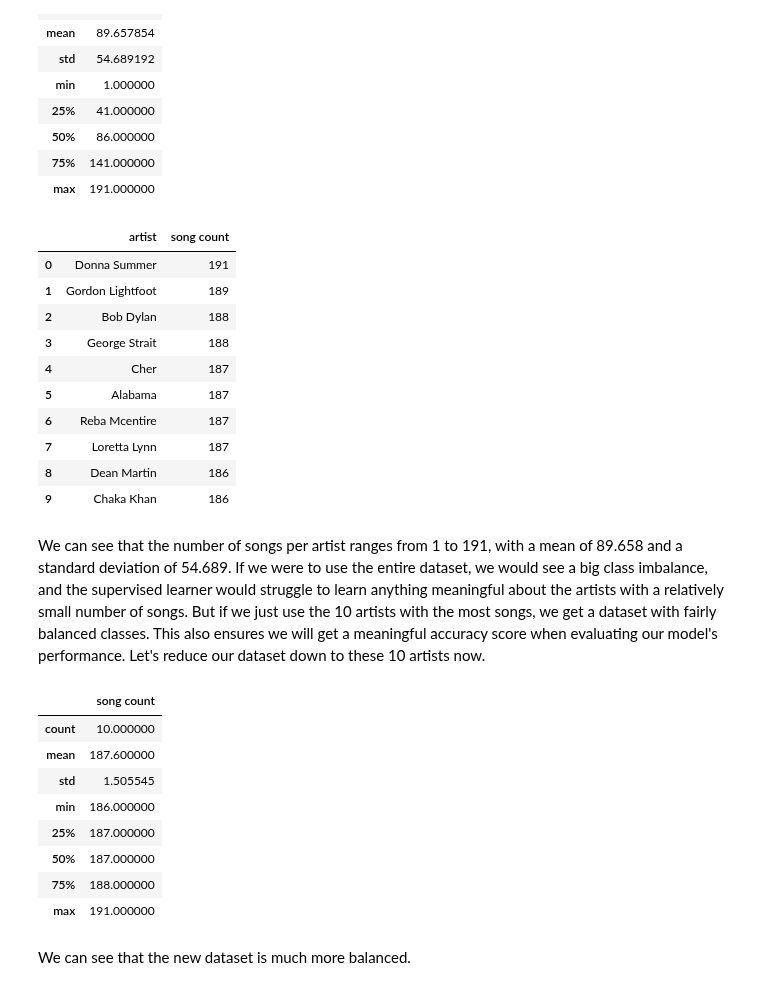
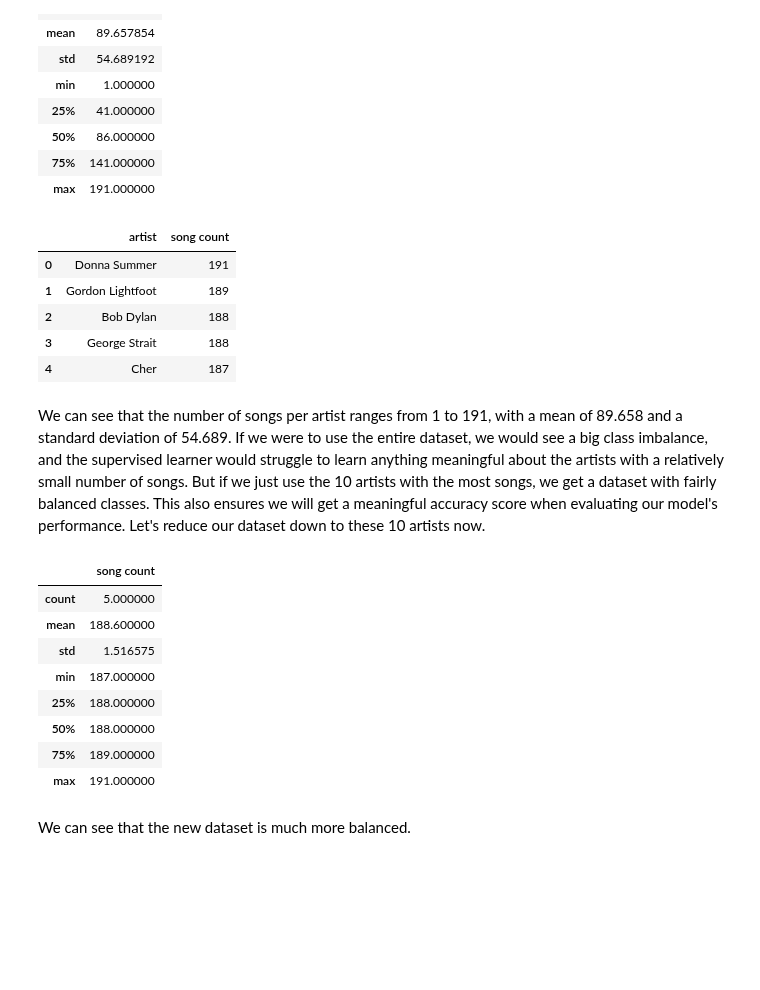
Before and after one commit to greg-mogavero/song-lyrics-classification, a Jupyter notebook: capstone.ipynb, the cells around one changed output. Drawn from its saved outputs; the diff is of its cells as text; code cells hidden in the pictures; blank space fills up the shorter version.

```diff
--- a/capstone.ipynb
+++ b/capstone.ipynb
@@ -52,36 +52,31 @@ num_songs_per_artist.describe()
 # %%
 num_songs_per_artist.sort_values("song count", inplace=True, ascending=False)
 num_songs_per_artist.reset_index(drop=True, inplace=True)
-num_songs_per_artist[:10]
+num_songs_per_artist[:5]
 # %% [output]
 |  | artist | song count |
 | 0 | Donna Summer | 191 |
 | 1 | Gordon Lightfoot | 189 |
 | 2 | Bob Dylan | 188 |
 | 3 | George Strait | 188 |
 | 4 | Cher | 187 |
-| 5 | Alabama | 187 |
-| 6 | Reba Mcentire | 187 |
-| 7 | Loretta Lynn | 187 |
-| 8 | Dean Martin | 186 |
-| 9 | Chaka Khan | 186 |
 # %% [markdown]
 We can see that the number of songs per artist ranges from 1 to 191, with a mean of 89.658 and a standard deviation of 54.689. If we were to use the entire dataset, we would see a big class imbalance, and the supervised learner would struggle to learn anything meaningful about the artists with a relatively small number of songs. But if we just use the 10 artists with the most songs, we get a dataset with fairly balanced classes. This also ensures we will get a meaningful accuracy score when evaluating our model's performance. Let's reduce our dataset down to these 10 artists now.
 # %%
-data = data[data["artist"].map(lambda x: x in num_songs_per_artist["artist"][:10].values)]
+data = data[data["artist"].map(lambda x: x in num_songs_per_artist["artist"][:5].values)]
 data.reset_index(drop=True, inplace=True)
 
 # describe the stats of the new dataset
 data.groupby(["artist"], as_index=False).count().rename(columns={"text": "song count"}).describe()
 # %% [output]
 |  | song count |
-| count | 10.000000 |
-| mean | 187.600000 |
-| std | 1.505545 |
-| min | 186.000000 |
-| 25% | 187.000000 |
-| 50% | 187.000000 |
-| 75% | 188.000000 |
+| count | 5.000000 |
+| mean | 188.600000 |
+| std | 1.516575 |
+| min | 187.000000 |
+| 25% | 188.000000 |
+| 50% | 188.000000 |
+| 75% | 189.000000 |
 | max | 191.000000 |
 # %% [markdown]
 We can see that the new dataset is much more balanced.
```
Also changed, not shown: parts of 11 cells of this notebook, 2 other files.
